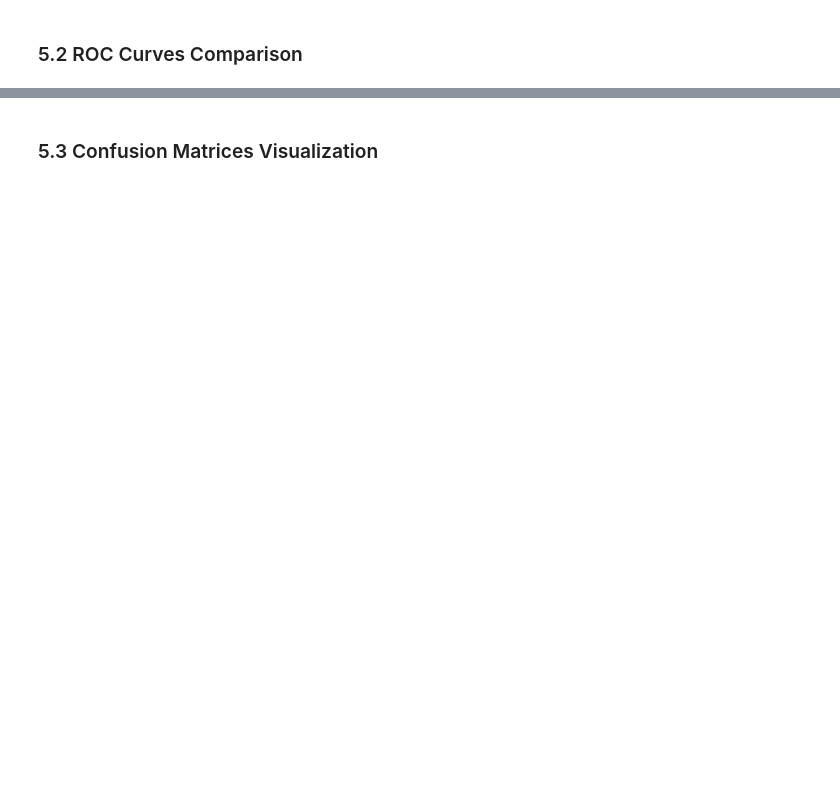
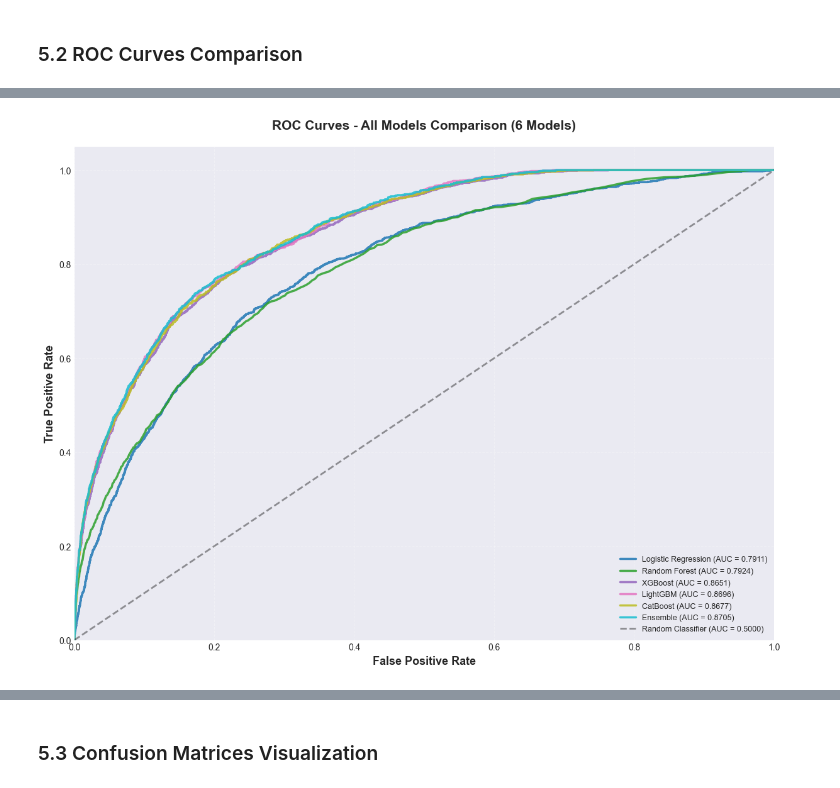
Before and after one commit to ChWasam/ds701_fa25_midterm_challenge_sports, a Jupyter notebook: LALIGA_Analysis_Challenge.ipynb, the cells around one changed output, grey strips where cells are left out. Saved outputs shown, nothing was run; the diff lists cells and outputs as text; code cells hidden in the pictures; blank space fills up the shorter version.

```diff
--- a/LALIGA_Analysis_Challenge.ipynb
+++ b/LALIGA_Analysis_Challenge.ipynb
@@ -931,0 +966,20 @@ plt.show()
+# %%
+def optimize_threshold_for_f1(y_val, y_pred_proba):
+    """Find optimal probability threshold for F1-score"""
+    thresholds = np.arange(0.1, 0.9, 0.01)
+    best_f1 = 0
+    best_threshold = 0.5
+
+    for threshold in thresholds:
+        y_pred_temp = (y_pred_proba >= threshold).astype(int)
+        f1 = f1_score(y_val, y_pred_temp, zero_division=0)
+        if f1 > best_f1:
+            best_f1 = f1
+            best_threshold = threshold
+
+    return best_threshold, best_f1
+
+# Initialize storage
+model_results = []
+model_objects = {}
+model_predictions = {}
@@ -971,2 +2415,73 @@ Plot the confusion matrices for all models. (10 points)
 # %% [markdown]
 ### 5.2 ROC Curves Comparison
+# %%
+# ROC CURVES: All Models Comparison
+
+import matplotlib.pyplot as plt
+from sklearn.metrics import roc_curve, roc_auc_score
+import numpy as np
+
+plt.figure(figsize=(12, 9))
+
+# Generate dynamic colors for all models
+num_models = len(model_predictions)
+colors_roc = plt.cm.tab10(np.linspace(0, 1, num_models))
+
+model_names = list(model_predictions.keys())
+
+print(f"Plotting ROC curves for {num_models} models...")
+
+for i, model_name in enumerate(model_names):
+    _, y_proba, _ = model_predictions[model_name]
+
+    # Determine which validation set to use
+    # Advanced models (trained on v2 data) use y_val_v2
+    if model_name in ['LightGBM', 'CatBoost', 'Voting Ensemble', 'XGBoost']:
+        y_val_used = y_val_v2 if 'y_val_v2' in dir() else y_val
+    else:
+        y_val_used = y_val
+
+    # Calculate ROC curve
+    fpr, tpr, _ = roc_curve(y_val_used, y_proba)
+    roc_auc = roc_auc_score(y_val_used, y_proba)
+
+    # Plot with dynamic colors
+    plt.plot(fpr, tpr, color=colors_roc[i], lw=2.5,
+             label=f'{model_name} (AUC = {roc_auc:.4f})', alpha=0.85)
+
+# Plot random classifier line (diagonal)
+plt.plot([0, 1], [0, 1], 'k--', lw=2, label='Random Classifier (AUC = 0.5000)', alpha=0.4)
+
+plt.xlim([0.0, 1.0])
+plt.ylim([0.0, 1.05])
+plt.xlabel('False Positive Rate', fontsize=13, fontweight='bold')
+plt.ylabel('True Positive Rate', fontsize=13, fontweight='bold')
+plt.title(f'ROC Curves - All Models Comparison ({num_models} Models)',
+          fontsize=15, fontweight='bold', pad=20)
+
+# Adjust legend position based on number of models
+if num_models > 5:
+    plt.legend(loc='lower right', framealpha=0.95, fontsize=9, ncol=1)
+else:
+    plt.legend(loc='lower right', framealpha=0.95, fontsize=10)
+
+plt.grid(alpha=0.3, linestyle='--')
+plt.tight_layout()
+plt.show()
+
+print(f"\n{'='*80}")
+print("ROC CURVES ANALYSIS")
+print('='*80)
+print("ROC curves show each model's ability to discriminate between goals and non-goals.")
+print(f"Higher AUC (Area Under Curve) indicates better performance.")
+print(f"\nTotal models plotted: {num_models}")
+
+# Show AUC scores sorted
+print(f"\nAUC Scores (sorted):")
+results_df_temp = pd.DataFrame(model_results)
+if len(results_df_temp) > 0:
+    results_sorted = results_df_temp.sort_values('ROC-AUC', ascending=False)[['Model', 'ROC-AUC']]
+    for idx, row in results_sorted.iterrows():
+        print(f"  {row['Model']:20s}: {row['ROC-AUC']:.4f}")
+print('='*80)
+# %% [output]
@@ -972,0 +2489 @@ Plot the confusion matrices for all models. (10 points)
+[figure, added]
```
Also changed, not shown: parts of 55 cells of this notebook, 6 other files.
